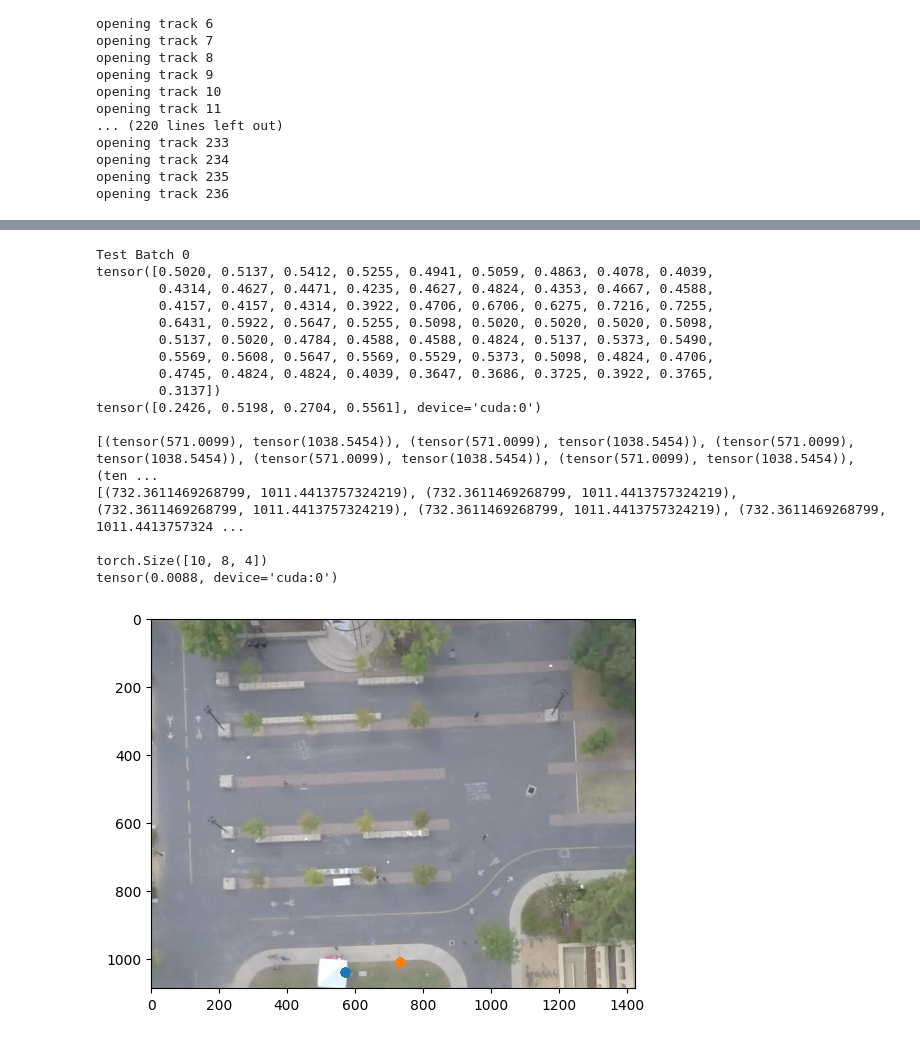
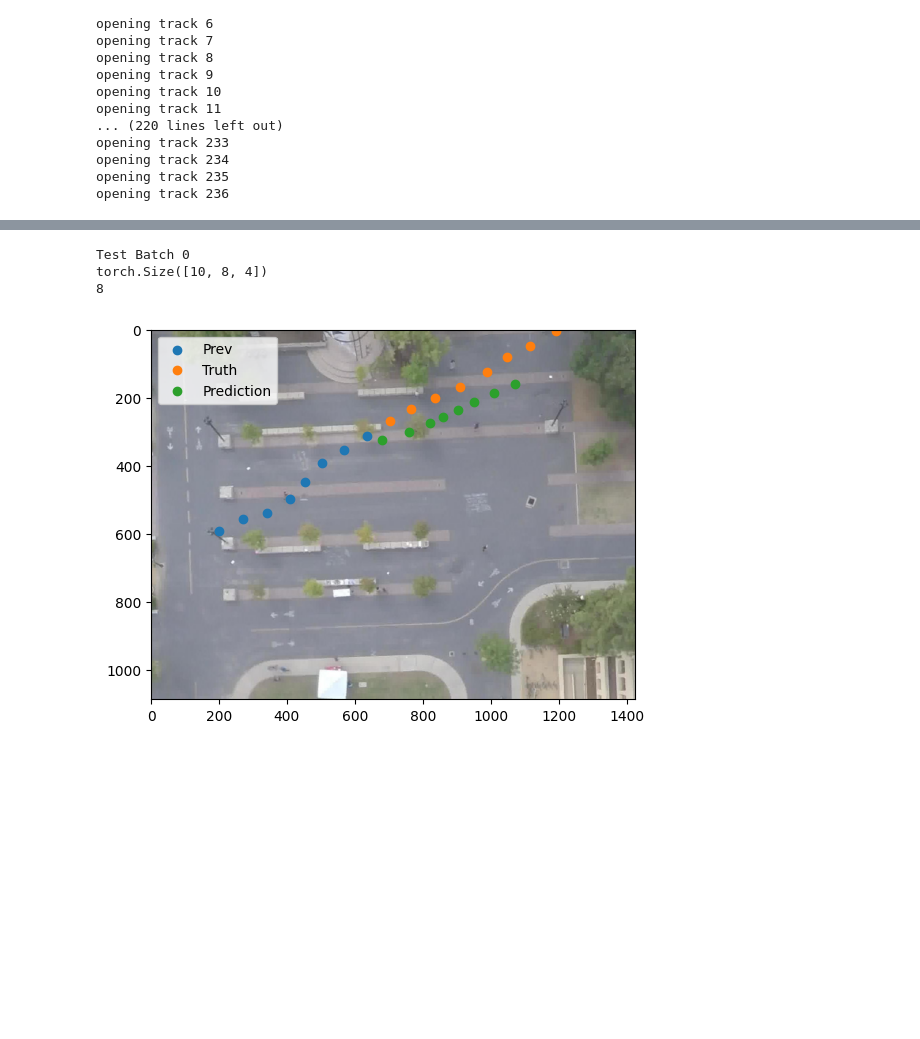
Before and after one commit to NicolasDepre/transformer_trajectory_prediction, a Jupyter notebook: SDD/trainer.ipynb, the cells around one changed output, grey strips where cells are left out. Saved outputs shown, nothing was run; the diff lists cells and outputs as text; code cells hidden in the pictures; blank space fills up the shorter version.

```diff
--- a/SDD/trainer.ipynb
+++ b/SDD/trainer.ipynb
@@ -204,21 +192,20 @@ class SimpleViT(nn.Module):
 
         return output
 # %%
-if __name__ == "__main__":
 
-    device = torch.device('cuda' if torch.cuda.is_available() else 'cpu')
-    print('Using device:', device)
-    model = SimpleViT(dim=1024,device=device)
 
-    loss_evol = []
+device = torch.device('cuda' if torch.cuda.is_available() else 'cpu')
+print('Using device:', device)
+model = SimpleViT(dim=1024,device=device)
+model.load_state_dict(torch.load("model_ADAM_WORKING2.dict"))
+loss_evol = []
 
-    test_loss = []
+test_loss = []
 # %% [output]
 Using device: cuda
 # %%
-dataset = TrajDataset("64_64_8", img_step=30,test=False,n_prev=8,n_next=8,n_traj=210,device=device)
-
-test_dataset = TrajDataset("64_64_8", img_step=30,test=True,n_prev=8,n_next=8,device=device,n_traj=26)
+dataset = TrajDataset("64_64_8", img_step=60,test=False,n_prev=8,n_next=8,n_traj=210,device=device)
+test_dataset = TrajDataset("64_64_8", img_step=60,test=True,n_prev=8,n_next=8,device=device,n_traj=26)
 # %% [output]
 opening track 0
 opening track 1
@@ -464,60 +360,42 @@ for id_b2, batch_test in enumerate(test_loader):
 
     with torch.no_grad():
         print(f"Test Batch {id_b2}")
         if len(batch_test["src"]) != batch_size: continue
         model.eval()
 
         X_test = batch_test["src"]
         Y_test = batch_test["tgt"]
         TGT = batch_test["intermediate"]
 
+        X_coords = batch_test["x_coords"]
 
-
-
+        print(X_coords.shape)
         future = None
         for k in range(8):
             pred,output = model(X_test.to(device),future,train=False)
             future = output
-        print(X_test[0,0,0,:])
-        print(pred[0,0,:])
-
-        pred = model(X_test.to(device),Y_test.to(device))
 
 
+        prev = [(k[0]*1424,k[1]*1088) for k in X_coords[0]]
+        points = [(k[0]*1424,k[1]*1088) for k in Y_test[0]]
+        points2 = [(k[0]*1424,k[1]*1088) for k in pred[0].cpu().detach().numpy()]
 
-        points = [(k[0]*1424,k[1]*1088) for k in Y_test[7]]
-        points2 = [(k[0]*1424,k[1]*1088) for k in pred[7].cpu().detach().numpy()]
-        print()
-        print(points)
-        print(points2)
-        print()
+        prev_x,prev_y = zip(*prev)
         x,y = zip(*points)
         x2,y2 = zip(*points2)
+        print(len(points))
 
-        print(pred.shape)
-        print(criterion(pred,Y_test.to(device)))
-
+        plt.scatter([k for k in prev_x],[k for k in prev_y], label="Prev")
         plt.scatter([k for k in x],[k for k in y], label="Truth")
         plt.scatter([k for k in x2],[k for k in y2],label="Prediction")
         plt.imread("reference.jpg")
+        plt.legend()
         plt.imshow(plt.imread("reference.jpg"))
+
         plt.show()
         break
 # %% [output]
 Test Batch 0
-tensor([0.5020, 0.5137, 0.5412, 0.5255, 0.4941, 0.5059, 0.4863, 0.4078, 0.4039,
-        0.4314, 0.4627, 0.4471, 0.4235, 0.4627, 0.4824, 0.4353, 0.4667, 0.4588,
-        0.4157, 0.4157, 0.4314, 0.3922, 0.4706, 0.6706, 0.6275, 0.7216, 0.7255,
-        0.6431, 0.5922, 0.5647, 0.5255, 0.5098, 0.5020, 0.5020, 0.5020, 0.5098,
-        0.5137, 0.5020, 0.4784, 0.4588, 0.4588, 0.4824, 0.5137, 0.5373, 0.5490,
-        0.5569, 0.5608, 0.5647, 0.5569, 0.5529, 0.5373, 0.5098, 0.4824, 0.4706,
-        0.4745, 0.4824, 0.4824, 0.4039, 0.3647, 0.3686, 0.3725, 0.3922, 0.3765,
-        0.3137])
-tensor([0.2426, 0.5198, 0.2704, 0.5561], device='cuda:0')
-
-[(tensor(571.0099), tensor(1038.5454)), (tensor(571.0099), tensor(1038.5454)), (tensor(571.0099), tensor(1038.5454)), (tensor(571.0099), tensor(1038.5454)), (tensor(571.0099), tensor(1038.5454)), (ten ...
-[(732.3611469268799, 1011.4413757324219), (732.3611469268799, 1011.4413757324219), (732.3611469268799, 1011.4413757324219), (732.3611469268799, 1011.4413757324219), (732.3611469268799, 1011.4413757324 ...
-
 torch.Size([10, 8, 4])
-tensor(0.0088, device='cuda:0')
+8
-[figure, old version]
+[figure, new version]
```
Also changed, not shown: parts of 8 cells of this notebook, 5 other files.
